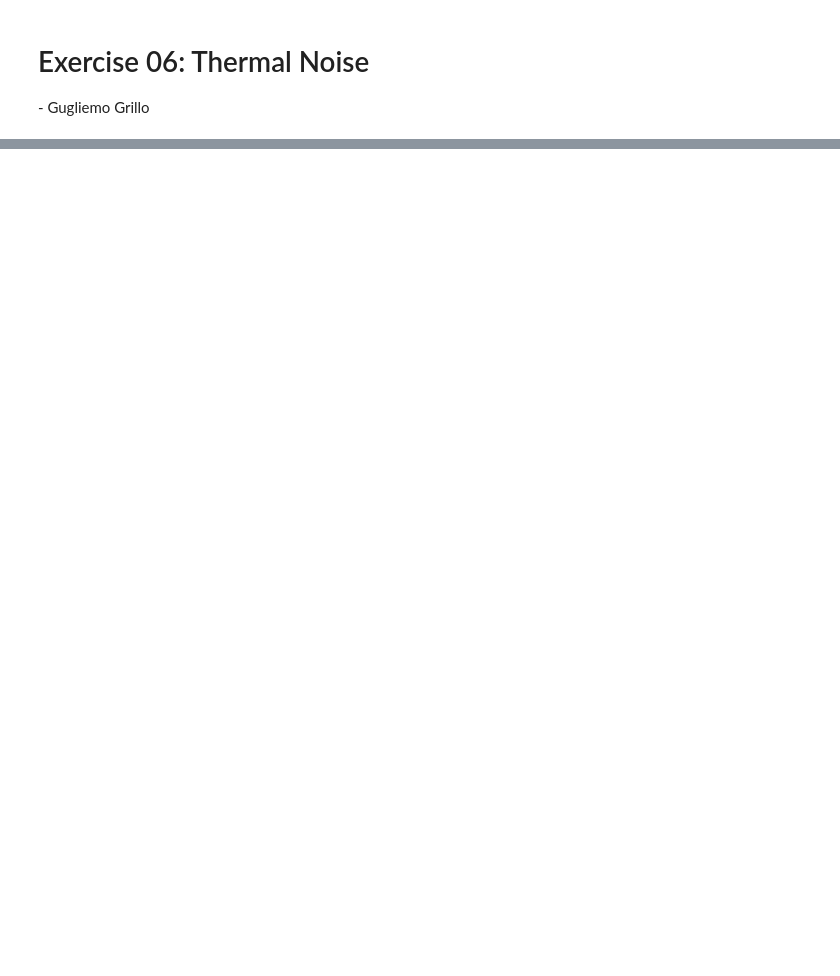
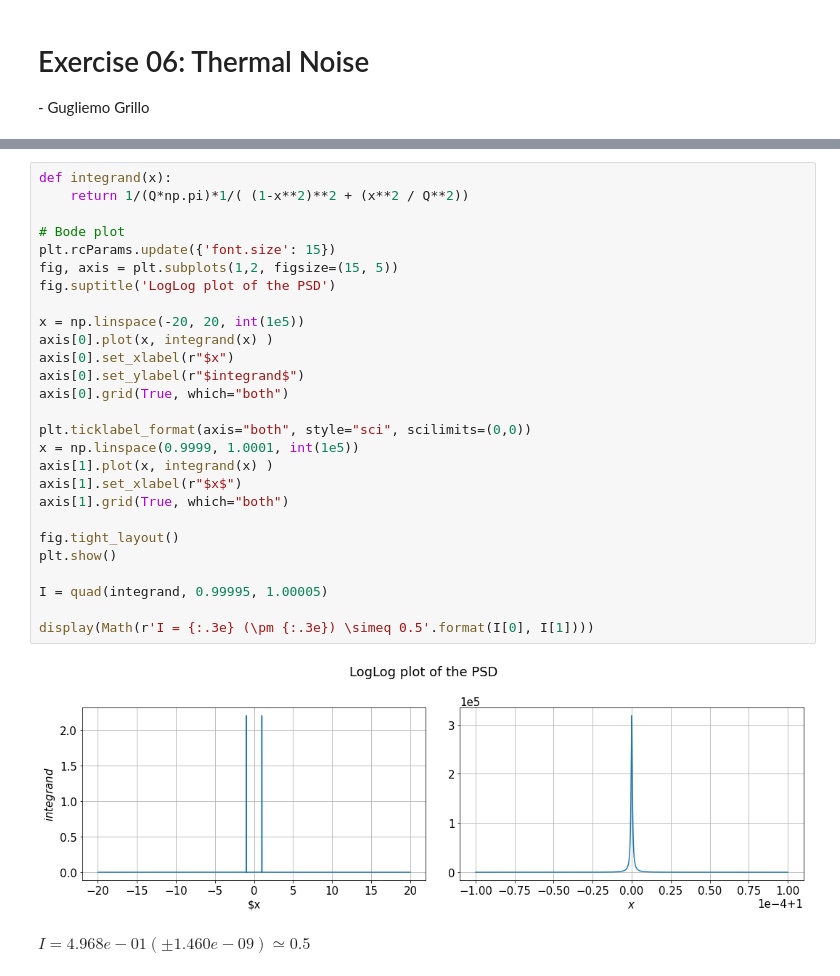
Before and after one commit to NerusSkyhigh/experimenta_methods, a Jupyter notebook: Exercise 05 - Thermal Noise/Exercise 05 - Thermal Noise.ipynb, the cells around one changed output, grey strips where cells are left out. Cells and saved outputs as stored; diff of their text form; blank space fills up the shorter version.

```diff
--- a/Exercise 05 - Thermal Noise/Exercise 05 - Thermal Noise.ipynb
+++ b/Exercise 05 - Thermal Noise/Exercise 05 - Thermal Noise.ipynb
@@ -98,0 +85,30 @@ The plots for the impulse and frequency response are:
+# %%
+def integrand(x):
+    return 1/(Q*np.pi)*1/( (1-x**2)**2 + (x**2 / Q**2))
+
+# Bode plot
+plt.rcParams.update({'font.size': 15})
+fig, axis = plt.subplots(1,2, figsize=(15, 5))
+fig.suptitle('LogLog plot of the PSD')
+
+x = np.linspace(-20, 20, int(1e5))
+axis[0].plot(x, integrand(x) )
+axis[0].set_xlabel(r"$x")
+axis[0].set_ylabel(r"$integrand$")
+axis[0].grid(True, which="both")
+
+plt.ticklabel_format(axis="both", style="sci", scilimits=(0,0))
+x = np.linspace(0.9999, 1.0001, int(1e5))
+axis[1].plot(x, integrand(x) )
+axis[1].set_xlabel(r"$x$")
+axis[1].grid(True, which="both")
+
+fig.tight_layout()
+plt.show()
+
+I = quad(integrand, 0.99995, 1.00005)
+
+display(Math(r'I = {:.3e} (\pm {:.3e}) \simeq 0.5'.format(I[0], I[1])))
+# %% [output]
+[figure, added]
+$\displaystyle I = 4.968e-01 (\pm 1.460e-09) \simeq 0.5$
```
Also changed, not shown: parts of 27 cells of this notebook.
